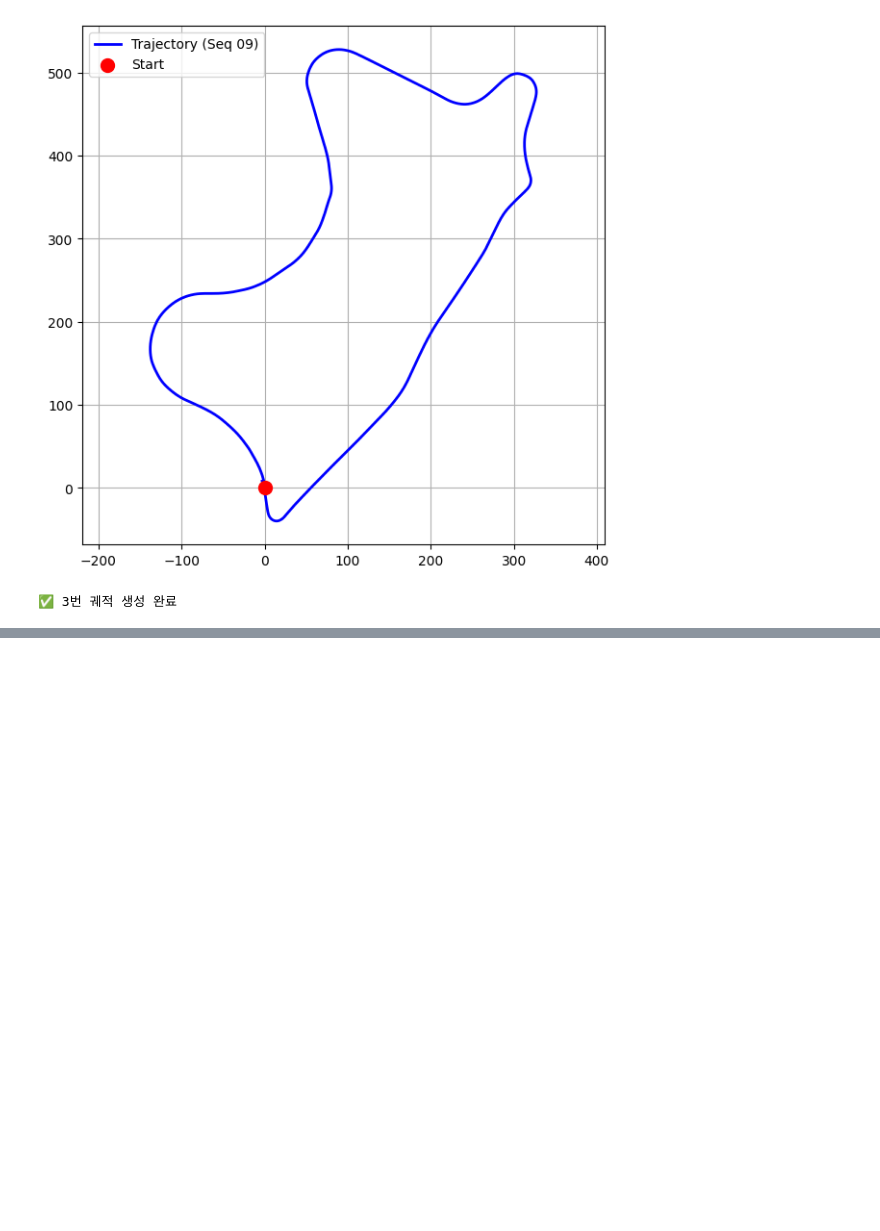
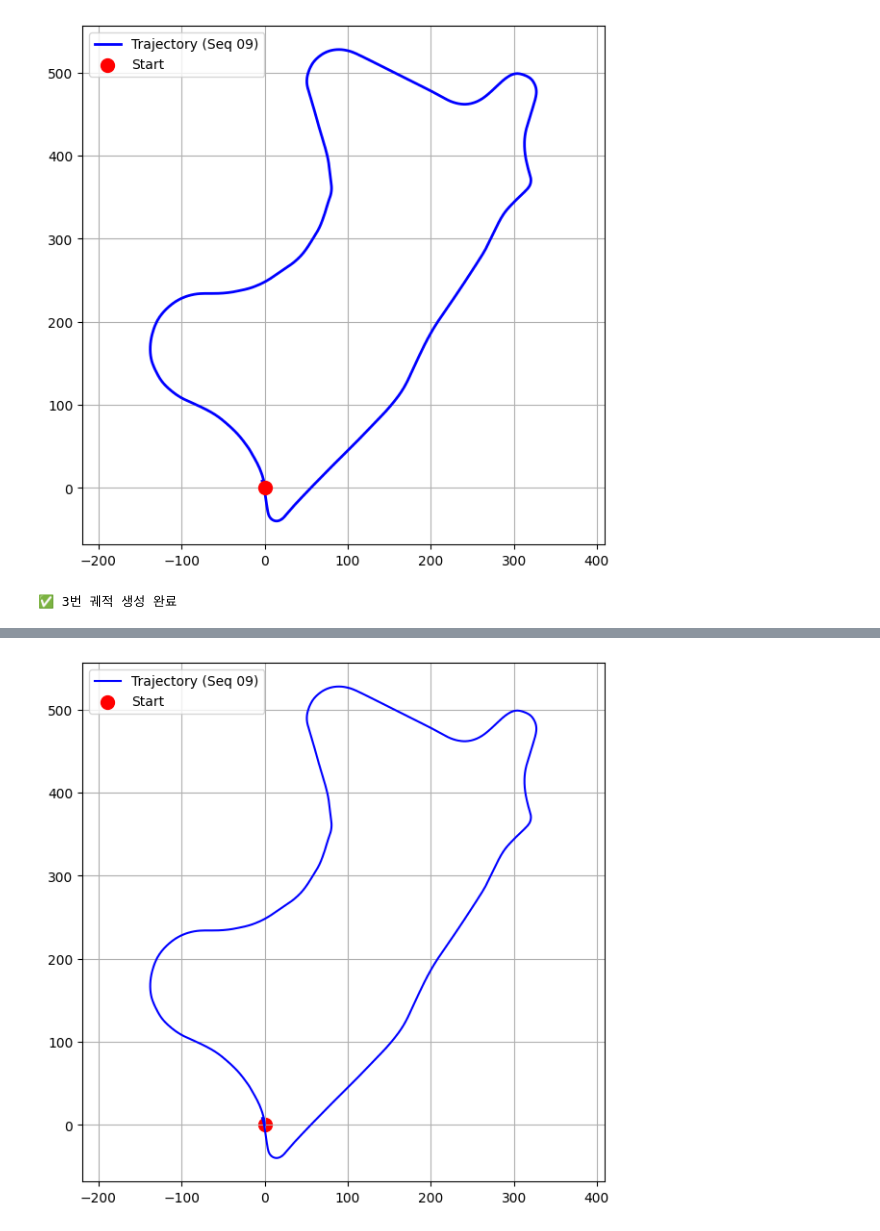
Before and after one commit to minggeul/ClassAuto, a Jupyter notebook: auto_class_2_BayesianClassifier_ipynb의_사본.ipynb, the cells around one changed output, grey strips where cells are left out. Saved outputs shown, nothing was run; the diff lists cells and outputs as text; code cells hidden in the pictures; blank space fills up the shorter version.

```diff
--- a/auto_class_2_BayesianClassifier_ipynb의_사본.ipynb
+++ b/auto_class_2_BayesianClassifier_ipynb의_사본.ipynb
@@ -390,0 +413,16 @@ except Exception as e:
+# %%
+# 현재 파일 위치에 맞게 경로 수정
+pose_path = "/content/09.txt"
+poses = np.loadtxt(pose_path)
+
+# X(4번째 열)와 Z(12번째 열) 좌표 추출
+x = poses[:, 3]
+z = poses[:, 11]
+
+plt.figure(figsize=(7, 7))
+plt.plot(x, z, 'b-', label='Trajectory (Seq 09)')
+plt.scatter(x[0], z[0], c='red', s=100, label='Start') # 시작점
+plt.axis('equal'); plt.grid(True); plt.legend()
+plt.show()
+# %% [output]
+[figure, added]
```
Also changed, not shown: parts of 6 cells of this notebook.
